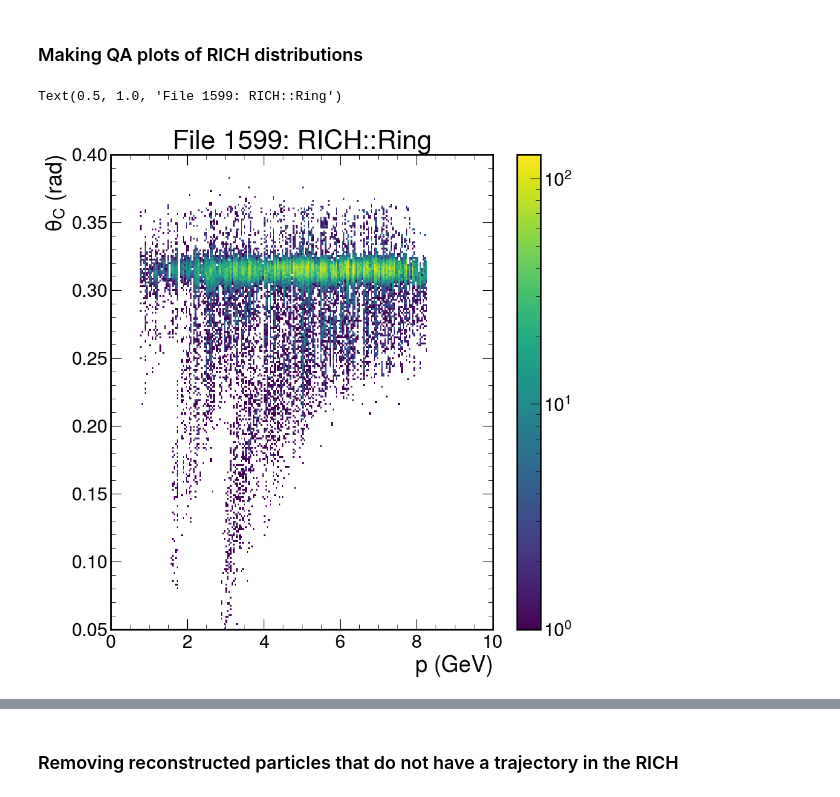
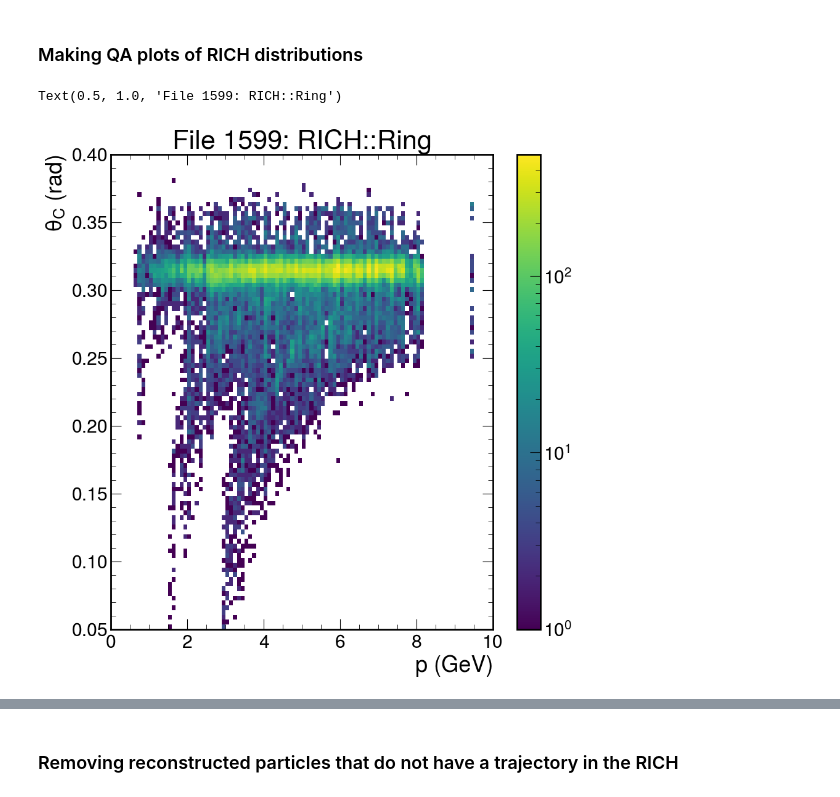
Before and after one commit to rymilton/CLAS_RICH_ML, a Jupyter notebook: RICH_QA.ipynb, the cells around one changed output, grey strips where cells are left out. Saved outputs shown, nothing was run; the diff lists cells and outputs as text; code cells hidden in the pictures.

```diff
--- a/RICH_QA.ipynb
+++ b/RICH_QA.ipynb
@@ -12,0 +50,14 @@ file_name = "RECO_DIS_default_skimp2p5_allOpticsNominal_1599.hipo"
+# %%
+import time
+start_time = time.time()
+data_directory = "/volatile/clas12/rmilton/RICH_data/"
+file_name = "RECO_DIS_default_skimp2p5_allOpticsNominal_1599.hipo.root"
+
+with ur.open(f"{data_directory+file_name}:events") as f:
+    RICH_ring = f.arrays(filter_name="RICH::Ring*")
+    RICH_hits = f.arrays(filter_name="RICH::Hit*")
+    rec_traj = f.arrays(filter_name="REC::Traj*")
+    truth_particles = f.arrays(filter_name="MC::Particle*")
+    rec_particles = f.arrays(filter_name="REC::Particles*")
+
+print(f"Took {time.time()-start_time} s")
@@ -55,24 +109,24 @@ RICH_hits = RICH_hits[(RICH_hits["cluster"]==0) & (RICH_hits["xtalk"]==0) & (RIC
 # %% [markdown]
 ### Making QA plots of RICH distributions
 # %%
-rec_particles["p"] = np.sqrt(rec_particles["px"]**2 + rec_particles["py"]**2 + rec_particles["pz"]**2)
-rec_particles = rec_particles[rec_particles["p"]>0]
-truth_particles["p"] = np.sqrt(truth_particles["px"]**2 + truth_particles["py"]**2 + truth_particles["pz"]**2)
-truth_particles = truth_particles[truth_particles["p"]>0]
+rec_particles["REC::Particles.p"] = np.sqrt(rec_particles["REC::Particles.px"]**2 + rec_particles["REC::Particles.py"]**2 + rec_particles["REC::Particles.pz"]**2)
+rec_particles = rec_particles[rec_particles["REC::Particles.p"]>0]
+truth_particles["MC::Particle.p"] = np.sqrt(truth_particles["MC::Particle.px"]**2 + truth_particles["MC::Particle.py"]**2 + truth_particles["MC::Particle.pz"]**2)
+truth_particles = truth_particles[truth_particles["MC::Particle.p"]>0]
 # %%
-matching_particle_momenta = rec_particles["p"][RICH_ring["pindex"]]
+matching_particle_momenta = rec_particles["REC::Particles.p"][RICH_ring["RICH::Ring.pindex"]]
 plt.hist2d(
     np.array(ak.flatten(matching_particle_momenta)),
-    np.array(ak.flatten(RICH_ring["cherenkov_angle"])),
-    bins=250,
+    np.array(ak.flatten(RICH_ring["RICH::Ring.etaC"])),
+    bins=100,
     range=( (0,10), (.05, .4)),
     norm = colors.LogNorm()
 )
 plt.xlabel("p (GeV)")
 plt.ylabel("$\\theta_C~(rad)$")
 plt.colorbar()
 plt.title("File 1599: RICH::Ring")
 # %% [output]
 Text(0.5, 1.0, 'File 1599: RICH::Ring')
-[figure, old version]
+[figure, new version]
 # %%
```
Also changed, not shown: parts of 36 cells of this notebook.
